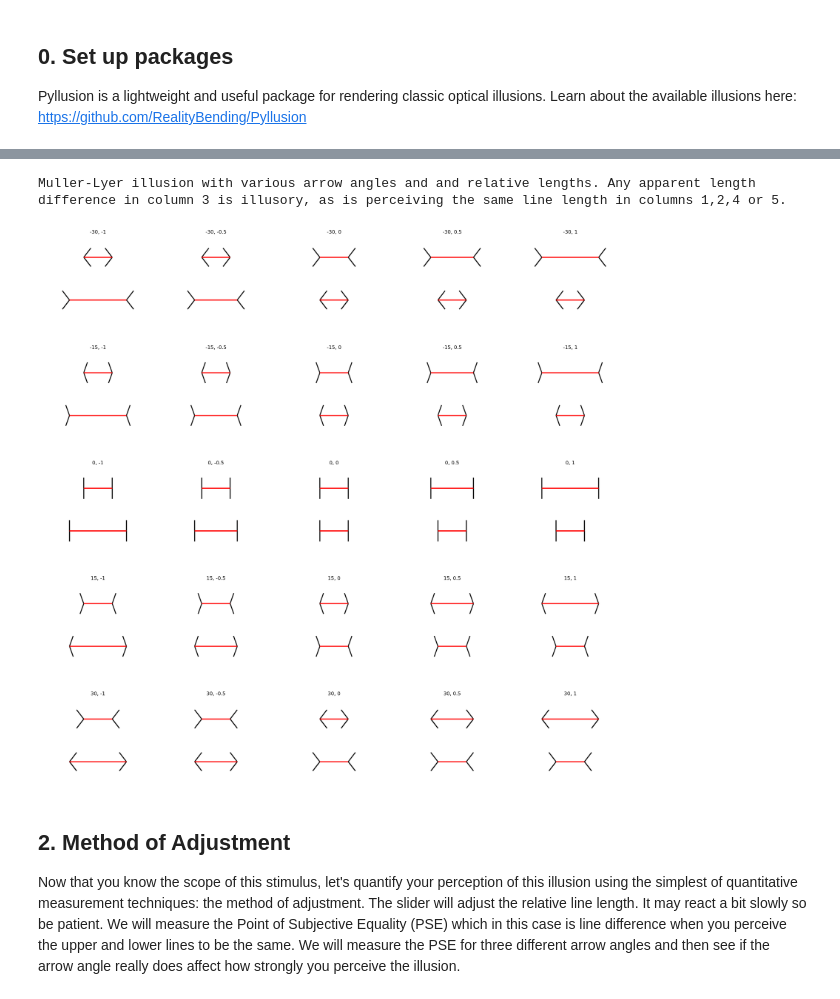
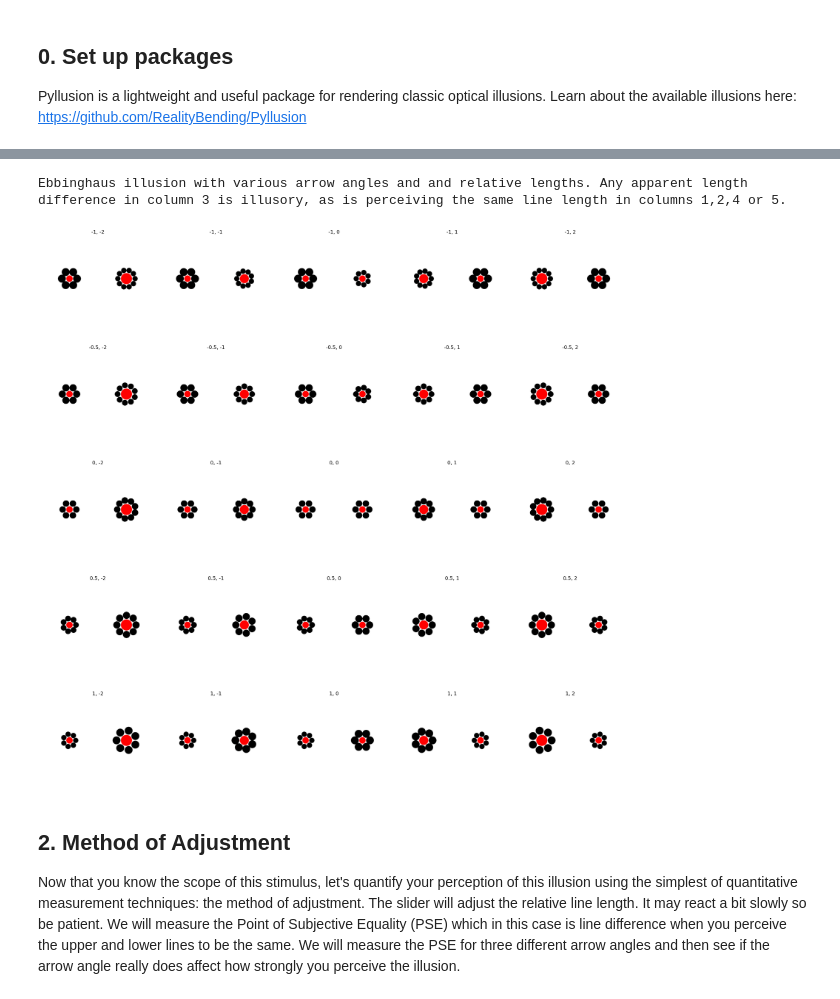
Before and after one commit to ahna/illusion-lab, a Jupyter notebook: Lab1.ipynb, the cells around one changed output, grey strips where cells are left out. Cells and saved outputs as stored; diff of their text form; code cells hidden in the pictures.

```diff
--- a/Lab1.ipynb
+++ b/Lab1.ipynb
@@ -48,13 +54,13 @@ In the next example you will see what it means to vary the illusion strength, wh
 # %%
-ARROW_ANGLES = [-30, -15, 0, 15, 30]
-LINE_LENGTH = 0.5
+ILLUSION_STRENGTH = [-1,-0.5,0,0.5,1]
+SIZE_MIN = 0.25
 plt.figure(figsize=(20,5))
-for i,illusion_strength in enumerate(ARROW_ANGLES, start=1):
-    plt.subplot(1,len(ARROW_ANGLES),i)
-    stimulus = MullerLyer(illusion_strength=illusion_strength, size_min=LINE_LENGTH, difference=0)
+for i,illusion_strength in enumerate(ILLUSION_STRENGTH, start=1):
+    plt.subplot(1,len(ILLUSION_STRENGTH),i)
+    stimulus = Ebbinghaus(illusion_strength=illusion_strength, size_min=SIZE_MIN, difference=0)
     img = stimulus.to_image();
     plt.imshow(img)
     plt.axis('off')
     plt.title(illusion_strength)
-print(f"Muller-Lyer illusion with {len(ARROW_ANGLES)} different arrow angles (illusion strengths)")
+print(f"Ebbinghaus illusion with {len(ILLUSION_STRENGTH)} different illusion strengths")
 # %% [output]
@@ -65,14 +71,13 @@ In the next example you will see what it means to vary the difference between th
 # %%
-ARROW_ANGLE = 0
-LINE_LENGTH = 0.5
-DIFFERENCES = [-1, -0.5, 0, 0.5, 1]
+ILLUSION_STRENGTH = 0
+DIFFERENCES = [-2, -1, 0, 1, 2]
 plt.figure(figsize=(20,5))
 for i,delta in enumerate(DIFFERENCES, start=1):
-    plt.subplot(1,len(ARROW_ANGLES),i)
-    stimulus = MullerLyer(illusion_strength=ARROW_ANGLE, size_min=LINE_LENGTH, difference=delta)
+    plt.subplot(1,len(DIFFERENCES),i)
+    stimulus = Ebbinghaus(illusion_strength=ILLUSION_STRENGTH, size_min=SIZE_MIN, difference=delta)
     img = stimulus.to_image();
     plt.imshow(img)
     plt.axis('off')
-    plt.title(illusion_strength)
-print(f"Muller-Lyer illusion without pointed arrows and {len(DIFFERENCES)} different relative lengths")
+    plt.title(delta)
+print(f"Ebbinghaus illusion with illusion strength of 0 and {len(DIFFERENCES)} different relative sizes")
 # %% [output]
@@ -81,21 +86,21 @@ Muller-Lyer illusion without pointed arrows and 5 different relative lengths
 # %%
-LINE_LENGTH = 0.5
-ARROW_ANGLES = [-30, -15, 0, 15, 30]
-DIFFERENCES = [-1, -0.5, 0, 0.5, 1]
+ILLUSION_STRENGTH = [-1,-0.5,0,0.5,1]
+DIFFERENCES = [-2, -1, 0, 1, 2]
+SIZE_MIN = 0.15
 plt.figure(figsize=(20,20))
-for i,illusion_strength in enumerate(ARROW_ANGLES, start=0):
+for i,illusion_strength in enumerate(ILLUSION_STRENGTH, start=0):
     for j,delta in enumerate(DIFFERENCES, start=1):
-        plt.subplot(len(DIFFERENCES),len(ARROW_ANGLES),i*len(ARROW_ANGLES)+j)
-        stimulus = MullerLyer(illusion_strength=illusion_strength, size_min=LINE_LENGTH, difference=delta)
+        plt.subplot(len(DIFFERENCES),len(ILLUSION_STRENGTH),i*len(ILLUSION_STRENGTH)+j)
+        stimulus = Ebbinghaus(illusion_strength=illusion_strength, size_min=SIZE_MIN, difference=delta)
         img = stimulus.to_image();
         plt.imshow(img)
         plt.axis('off')
         plt.title(str(illusion_strength) + ", " + str(delta))
 plt.tight_layout()
-print(f"Muller-Lyer illusion with various arrow angles and and relative lengths. Any apparent length difference in column 3 is illusory, as is perceiving the same line length in columns 1,2,4 or 5.")
+print(f"Ebbinghaus illusion with various arrow angles and and relative lengths. Any apparent length difference in column 3 is illusory, as is perceiving the same line length in columns 1,2,4 or 5.")
 # %% [output]
-Muller-Lyer illusion with various arrow angles and and relative lengths. Any apparent length difference in column 3 is illusory, as is perceiving the same line length in columns 1,2,4 or 5.
+Ebbinghaus illusion with various arrow angles and and relative lengths. Any apparent length difference in column 3 is illusory, as is perceiving the same line length in columns 1,2,4 or 5.
-[figure, old version]
+[figure, new version]
 # %% [markdown]
 ## 2. Method of Adjustment
 Now that you know the scope of this stimulus, let's quantify your perception of this illusion using the simplest of quantitative measurement techniques: the method of adjustment. The slider will adjust the relative line length. It may react a bit slowly so be patient. We will measure the Point of Subjective Equality (PSE) which in this case is line difference when you perceive the upper and lower lines to be the same. We will measure the PSE for three different arrow angles and then see if the arrow angle really does affect how strongly you perceive the illusion.
```
Also changed, not shown: parts of 17 cells of this notebook, 2 other files.
